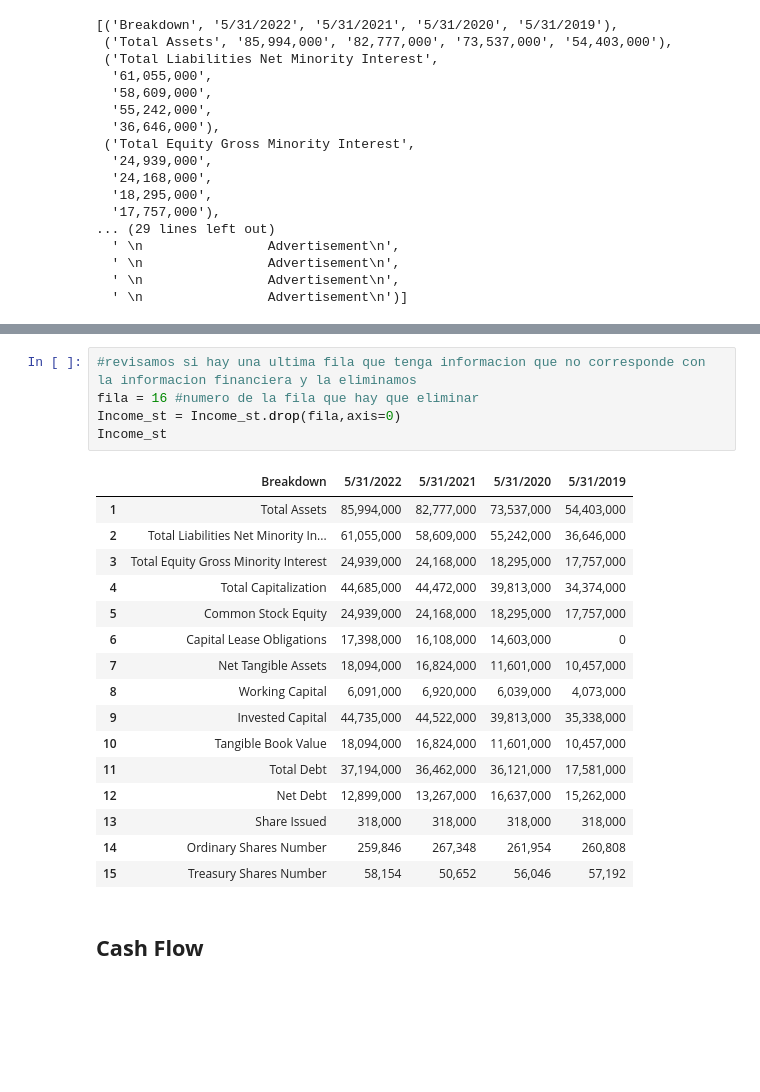
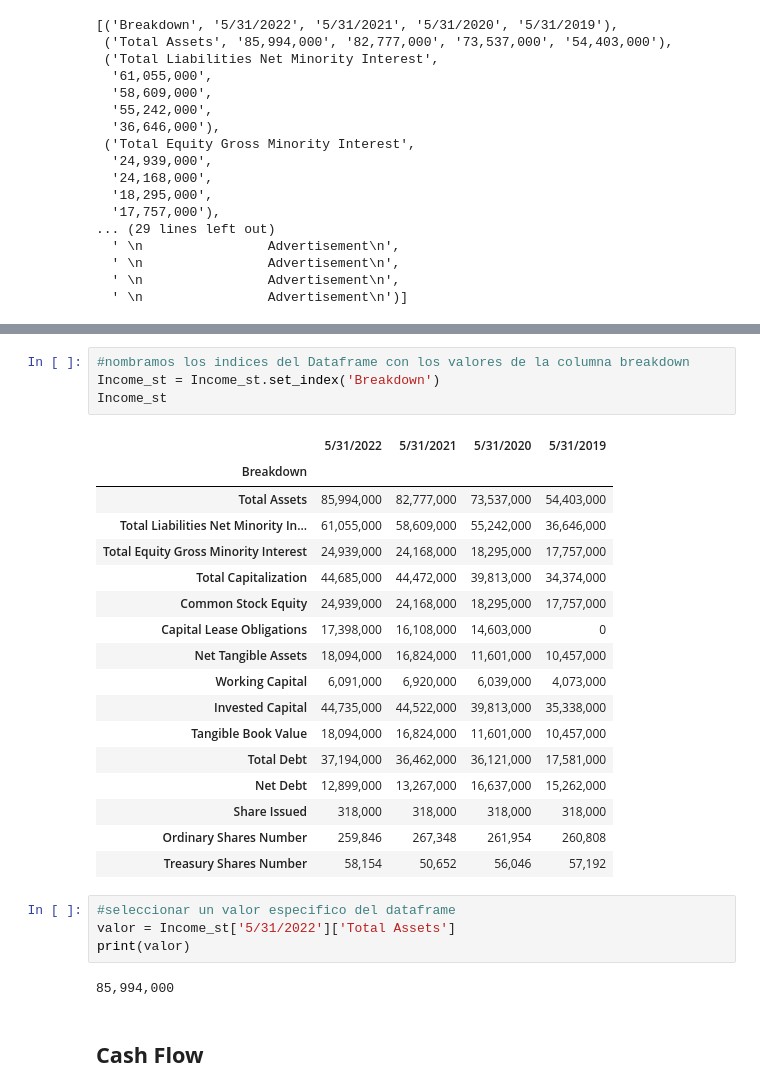
Before and after one commit to gabilang12/finanzas_corporativas, a Jupyter notebook: fc_parte_2.ipynb, the cells around one changed output, grey strips where cells are left out. Cells and saved outputs as stored; diff of their text form; blank space fills up the shorter version.

```diff
--- a/fc_parte_2.ipynb
+++ b/fc_parte_2.ipynb
@@ -394,25 +427,31 @@ Income_st
-# %%
-#revisamos si hay una ultima fila que tenga informacion que no corresponde con la informacion financiera y la eliminamos
-fila = 16 #numero de la fila que hay que eliminar
-Income_st = Income_st.drop(fila,axis=0)
-Income_st
-# %% [output]
-|  | Breakdown | 5/31/2022 | 5/31/2021 | 5/31/2020 | 5/31/2019 |
-| 1 | Total Assets | 85,994,000 | 82,777,000 | 73,537,000 | 54,403,000 |
-| 2 | Total Liabilities Net Minority In... | 61,055,000 | 58,609,000 | 55,242,000 | 36,646,000 |
-| 3 | Total Equity Gross Minority Interest | 24,939,000 | 24,168,000 | 18,295,000 | 17,757,000 |
-| 4 | Total Capitalization | 44,685,000 | 44,472,000 | 39,813,000 | 34,374,000 |
-| 5 | Common Stock Equity | 24,939,000 | 24,168,000 | 18,295,000 | 17,757,000 |
-| 6 | Capital Lease Obligations | 17,398,000 | 16,108,000 | 14,603,000 | 0 |
-| 7 | Net Tangible Assets | 18,094,000 | 16,824,000 | 11,601,000 | 10,457,000 |
-| 8 | Working Capital | 6,091,000 | 6,920,000 | 6,039,000 | 4,073,000 |
-| 9 | Invested Capital | 44,735,000 | 44,522,000 | 39,813,000 | 35,338,000 |
-| 10 | Tangible Book Value | 18,094,000 | 16,824,000 | 11,601,000 | 10,457,000 |
-| 11 | Total Debt | 37,194,000 | 36,462,000 | 36,121,000 | 17,581,000 |
-| 12 | Net Debt | 12,899,000 | 13,267,000 | 16,637,000 | 15,262,000 |
-| 13 | Share Issued | 318,000 | 318,000 | 318,000 | 318,000 |
-| 14 | Ordinary Shares Number | 259,846 | 267,348 | 261,954 | 260,808 |
-| 15 | Treasury Shares Number | 58,154 | 50,652 | 56,046 | 57,192 |
+# %%
+#nombramos los indices del Dataframe con los valores de la columna breakdown
+Income_st = Income_st.set_index('Breakdown')
+Income_st
+# %% [output]
+|  | 5/31/2022 | 5/31/2021 | 5/31/2020 | 5/31/2019 |
+| Breakdown |  |  |  |  |
+| Total Assets | 85,994,000 | 82,777,000 | 73,537,000 | 54,403,000 |
+| Total Liabilities Net Minority In... | 61,055,000 | 58,609,000 | 55,242,000 | 36,646,000 |
+| Total Equity Gross Minority Interest | 24,939,000 | 24,168,000 | 18,295,000 | 17,757,000 |
+| Total Capitalization | 44,685,000 | 44,472,000 | 39,813,000 | 34,374,000 |
+| Common Stock Equity | 24,939,000 | 24,168,000 | 18,295,000 | 17,757,000 |
+| Capital Lease Obligations | 17,398,000 | 16,108,000 | 14,603,000 | 0 |
+| Net Tangible Assets | 18,094,000 | 16,824,000 | 11,601,000 | 10,457,000 |
+| Working Capital | 6,091,000 | 6,920,000 | 6,039,000 | 4,073,000 |
+| Invested Capital | 44,735,000 | 44,522,000 | 39,813,000 | 35,338,000 |
+| Tangible Book Value | 18,094,000 | 16,824,000 | 11,601,000 | 10,457,000 |
+| Total Debt | 37,194,000 | 36,462,000 | 36,121,000 | 17,581,000 |
+| Net Debt | 12,899,000 | 13,267,000 | 16,637,000 | 15,262,000 |
+| Share Issued | 318,000 | 318,000 | 318,000 | 318,000 |
+| Ordinary Shares Number | 259,846 | 267,348 | 261,954 | 260,808 |
+| Treasury Shares Number | 58,154 | 50,652 | 56,046 | 57,192 |
+# %%
+#seleccionar un valor especifico del dataframe
+valor = Income_st['5/31/2022']['Total Assets']
+print(valor)
+# %% [output]
+85,994,000
 # %% [markdown]
 ## **Cash Flow**
 # %%
```
Also changed, not shown: parts of 23 cells of this notebook.
